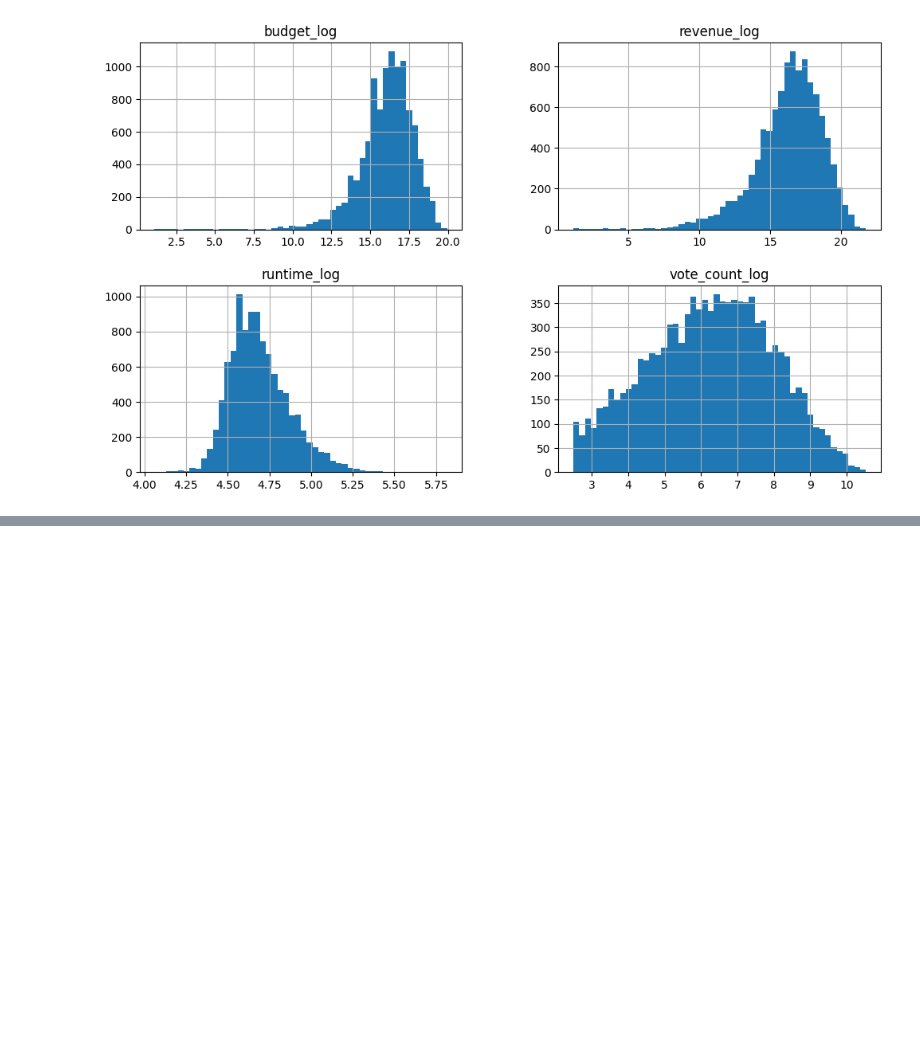
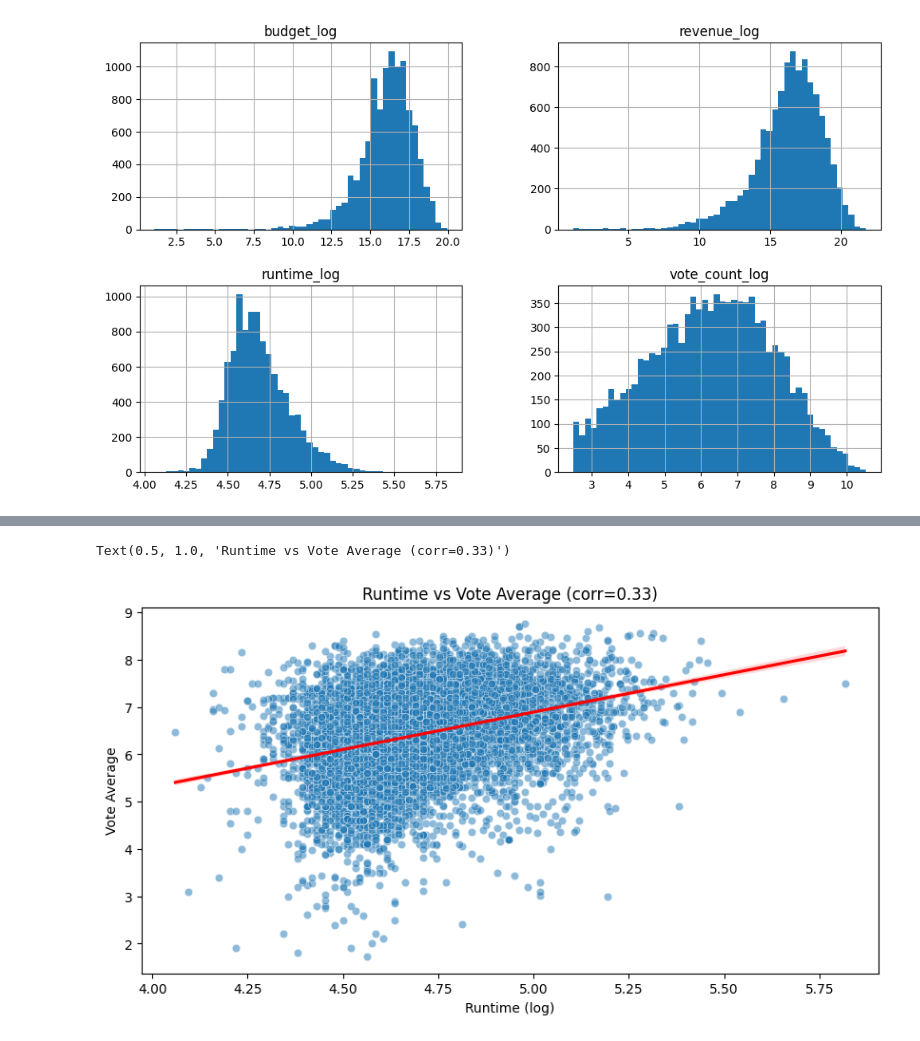
Before and after one commit to willmizer/movie_data_analysis, a Jupyter notebook: eda/eda_clean.ipynb, the cells around one changed output, grey strips where cells are left out. Saved outputs shown, nothing was run; the diff lists cells and outputs as text; code cells hidden in the pictures; blank space fills up the shorter version.

```diff
--- a/eda/eda_clean.ipynb
+++ b/eda/eda_clean.ipynb
@@ -102,0 +142,12 @@ array([[<Axes: title={'center': 'budget_log'}>,
+# %%
+# runtime vs vote average correlation (in title) with line
+corr_runtime = df_plot['runtime_log'].corr(df_plot['vote_average'])
+plt.figure(figsize=(10,5))
+sns.scatterplot(x='runtime_log', y='vote_average', data=df_plot, alpha=0.5)
+sns.regplot(x='runtime_log', y='vote_average', data=df_plot, scatter=False, color='red')
+plt.xlabel('Runtime (log)')
+plt.ylabel('Vote Average')
+plt.title(f'Runtime vs Vote Average (corr={corr_runtime:.2f})')
+# %% [output]
+Text(0.5, 1.0, 'Runtime vs Vote Average (corr=0.33)')
+[figure, added]
```
Also changed, not shown: parts of 16 cells of this notebook.
